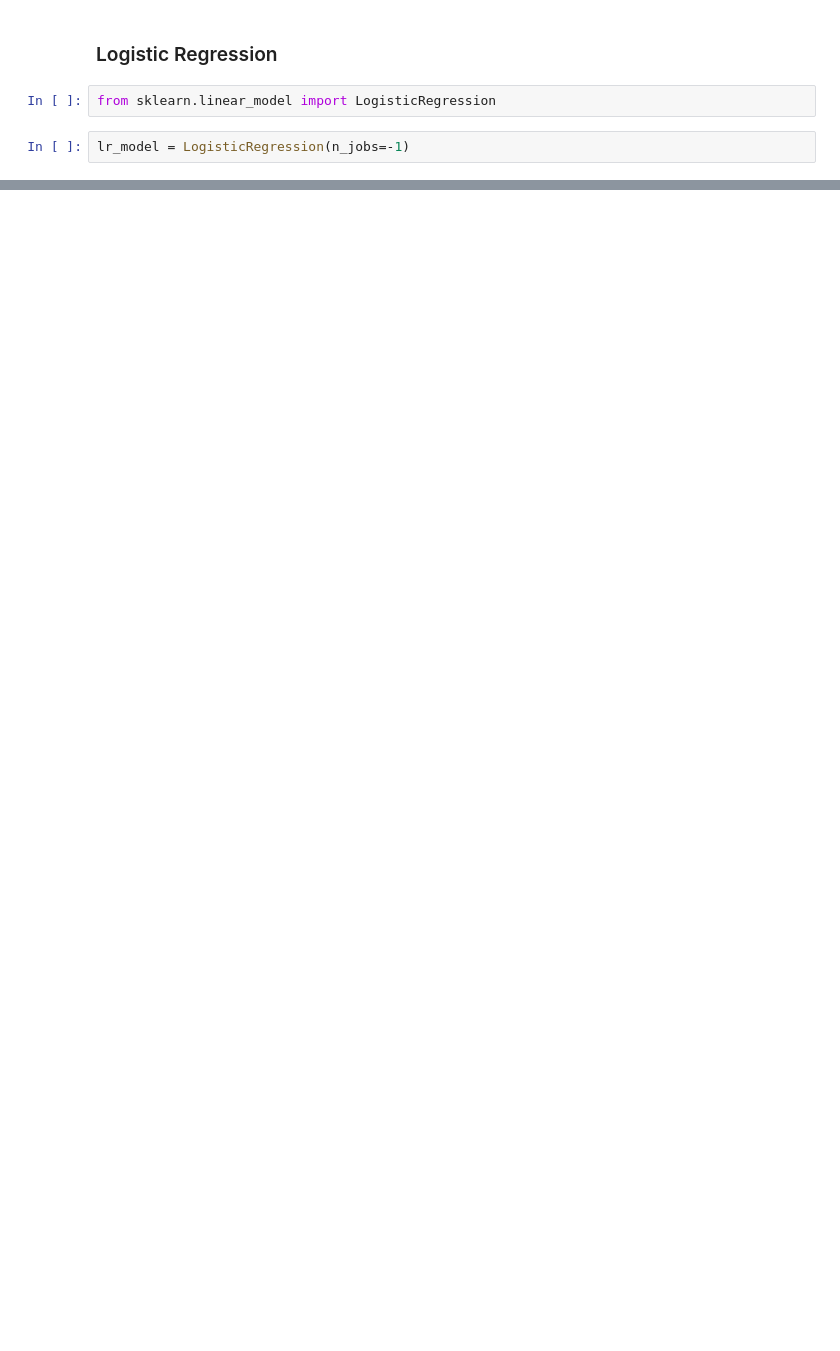
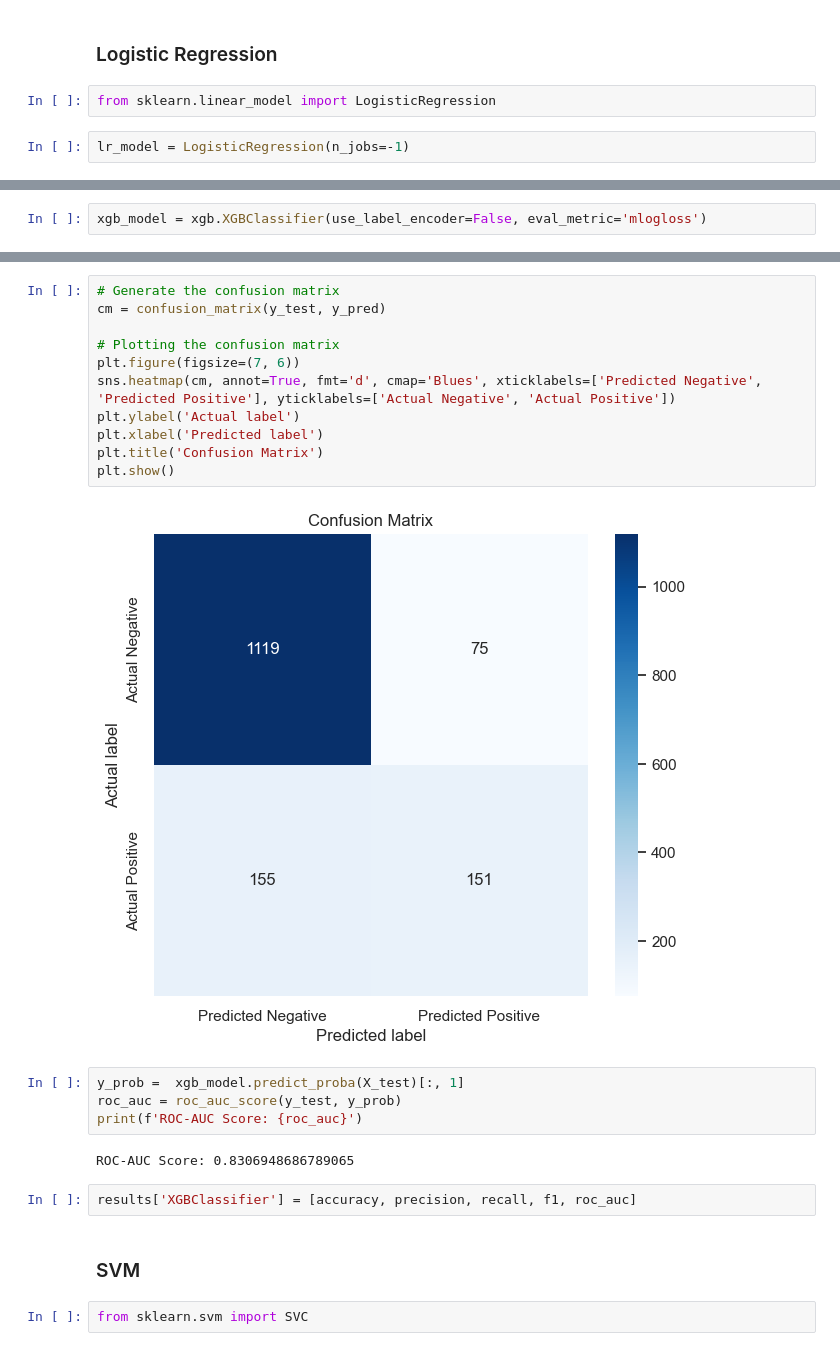
Before and after one commit to TSantosFigueira/CODSOFT, a Jupyter notebook: Customer_churn_prediction/churn_prediction.ipynb, the cells around one changed output, grey strips where cells are left out. Drawn from its saved outputs; the diff is of its cells as text; blank space fills up the shorter version.

```diff
--- a/Customer_churn_prediction/churn_prediction.ipynb
+++ b/Customer_churn_prediction/churn_prediction.ipynb
@@ -352,0 +447,2 @@ ROC-AUC Score: 1.0
+# %%
+xgb_model = xgb.XGBClassifier(use_label_encoder=False, eval_metric='mlogloss')
@@ -352,0 +481,25 @@ ROC-AUC Score: 1.0
+# %%
+# Generate the confusion matrix
+cm = confusion_matrix(y_test, y_pred)
+
+# Plotting the confusion matrix
+plt.figure(figsize=(7, 6))
+sns.heatmap(cm, annot=True, fmt='d', cmap='Blues', xticklabels=['Predicted Negative', 'Predicted Positive'], yticklabels=['Actual Negative', 'Actual Positive'])
+plt.ylabel('Actual label')
+plt.xlabel('Predicted label')
+plt.title('Confusion Matrix')
+plt.show()
+# %% [output]
+[figure, added]
+# %%
+y_prob =  xgb_model.predict_proba(X_test)[:, 1]
+roc_auc = roc_auc_score(y_test, y_prob)
+print(f'ROC-AUC Score: {roc_auc}')
+# %% [output]
+ROC-AUC Score: 0.8306948686789065
+# %%
+results['XGBClassifier'] = [accuracy, precision, recall, f1, roc_auc]
+# %% [markdown]
+### SVM
+# %%
+from sklearn.svm import SVC
```
Also changed, not shown: parts of 43 cells of this notebook.
